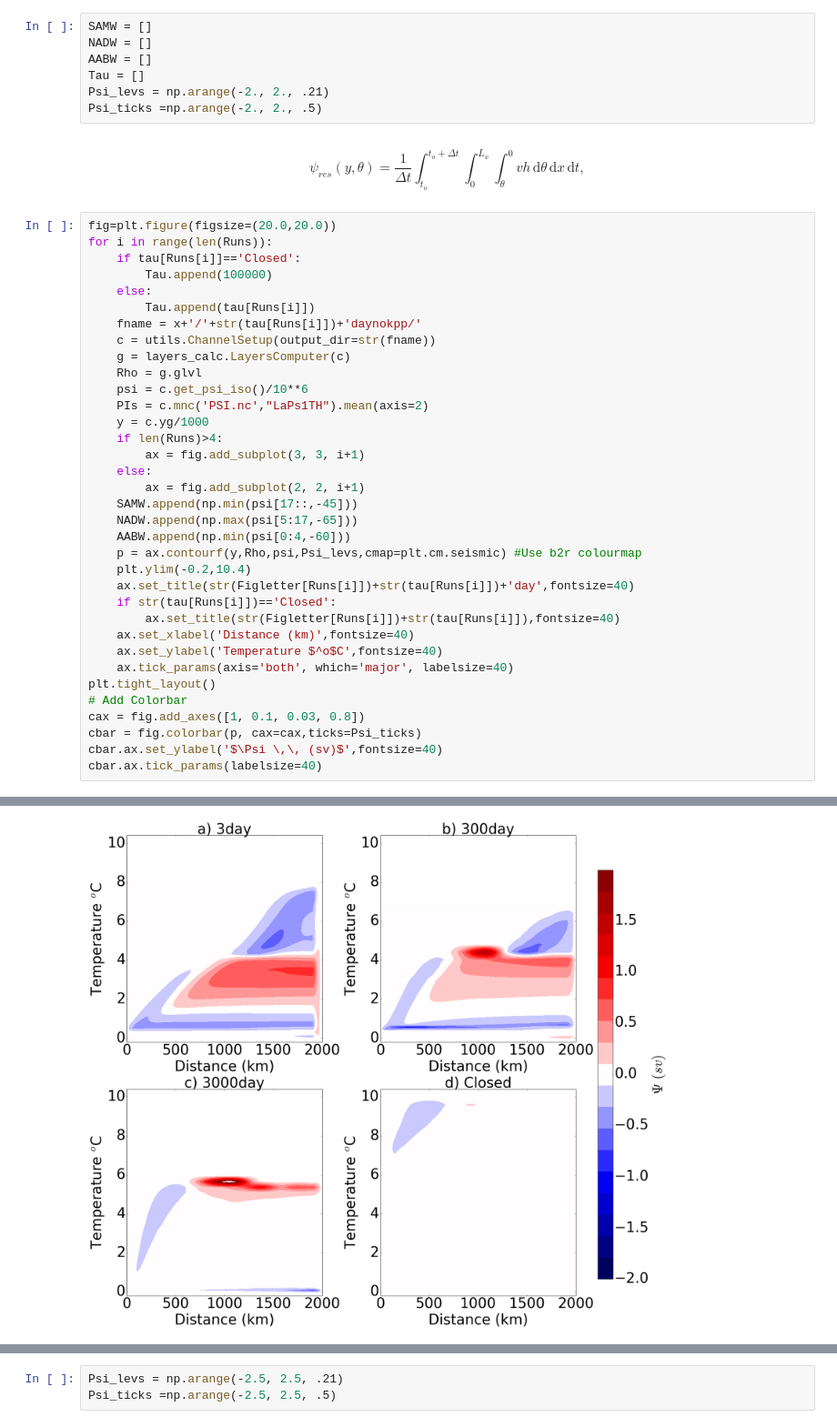
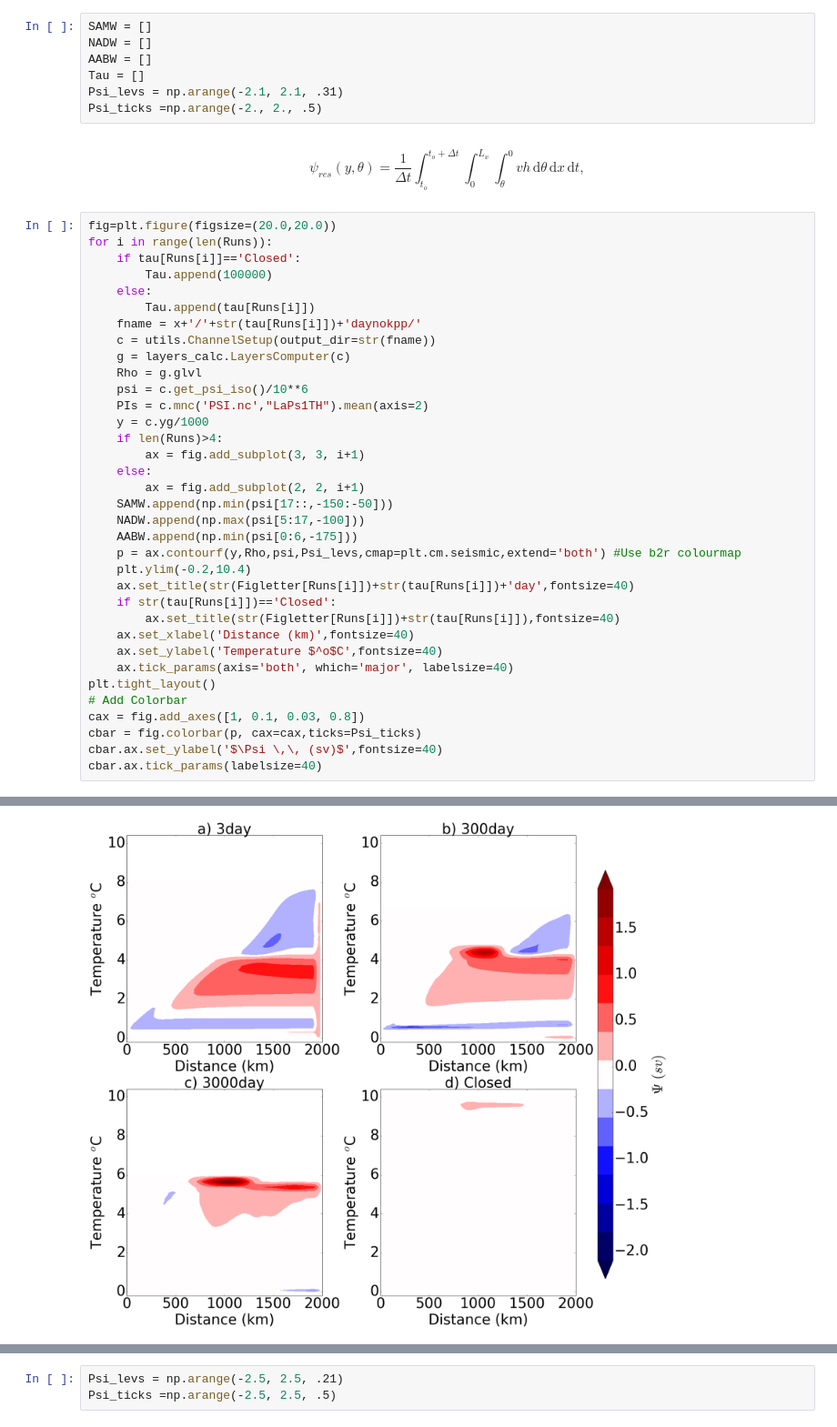
Before and after one commit to hlburns/Current_notebooks, a Jupyter notebook: Nchannel_Flat/2015paperscripts/RMOCT_Panels.ipynb, the cells around one changed output, grey strips where cells are left out. Shown at 91% size. Drawn from its saved outputs; the diff is of its cells as text.

```diff
--- a/Nchannel_Flat/2015paperscripts/RMOCT_Panels.ipynb
+++ b/Nchannel_Flat/2015paperscripts/RMOCT_Panels.ipynb
@@ -38,7 +38,7 @@ SAMW = []
 NADW = []
 AABW = []
 Tau = []
-Psi_levs = np.arange(-2., 2., .21)
+Psi_levs = np.arange(-2.1, 2.1, .31)
 Psi_ticks =np.arange(-2., 2., .5)
 # %% [markdown]
 \begin{equation}
@@ -62,10 +62,10 @@ for i in range(len(Runs)):
         ax = fig.add_subplot(3, 3, i+1)
     else:
         ax = fig.add_subplot(2, 2, i+1)
-    SAMW.append(np.min(psi[17::,-45]))
-    NADW.append(np.max(psi[5:17,-65]))
-    AABW.append(np.min(psi[0:4,-60]))
-    p = ax.contourf(y,Rho,psi,Psi_levs,cmap=plt.cm.seismic) #Use b2r colourmap
+    SAMW.append(np.min(psi[17::,-150:-50]))
+    NADW.append(np.max(psi[5:17,-100]))
+    AABW.append(np.min(psi[0:6,-175]))
+    p = ax.contourf(y,Rho,psi,Psi_levs,cmap=plt.cm.seismic,extend='both') #Use b2r colourmap
     plt.ylim(-0.2,10.4)
     ax.set_title(str(Figletter[Runs[i]])+str(tau[Runs[i]])+'day',fontsize=40)
     if str(tau[Runs[i]])=='Closed':
@@ -87 +83 @@ cbar.ax.tick_params(labelsize=40)
-[figure, old version]
+[figure, new version]
```
Also changed, not shown: parts of 4 cells of this notebook, 4 other files.
